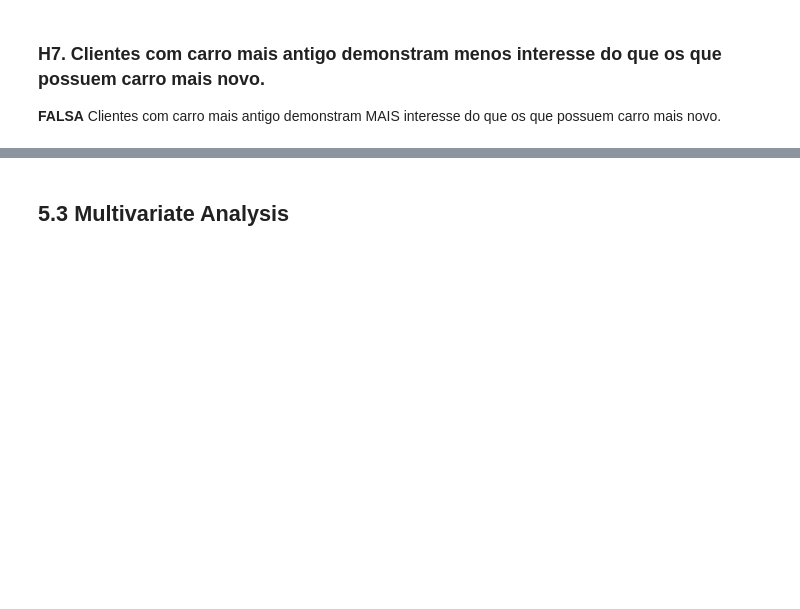
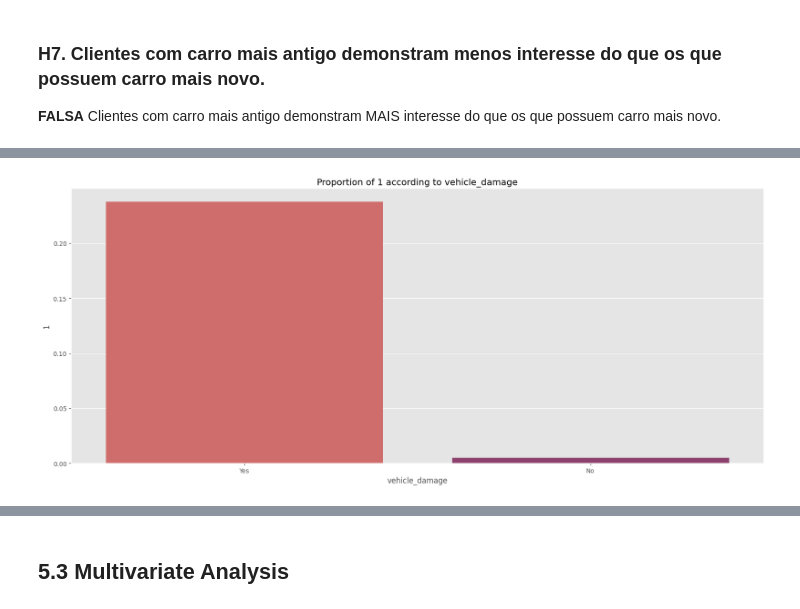
Before and after one commit to AllanCasado/health-insurance-cross-sell, a Jupyter notebook: notebooks/health_insurance_cross_sell.ipynb, the cells around one changed output, grey strips where cells are left out. Cells and saved outputs as stored; diff of their text form; code cells hidden in the pictures; blank space fills up the shorter version.

```diff
--- a/notebooks/health_insurance_cross_sell.ipynb
+++ b/notebooks/health_insurance_cross_sell.ipynb
@@ -834,0 +838,5 @@ Cramer'v:  0.22193713044970043
+# %%
+grouped_vehicle_damaged = get_proportion_by_category('vehicle_damage')
+plot_proportion_by_category(grouped_vehicle_damaged, 'vehicle_damage')
+# %% [output]
+[figure, added]
```
Also changed, not shown: parts of 21 cells of this notebook.
